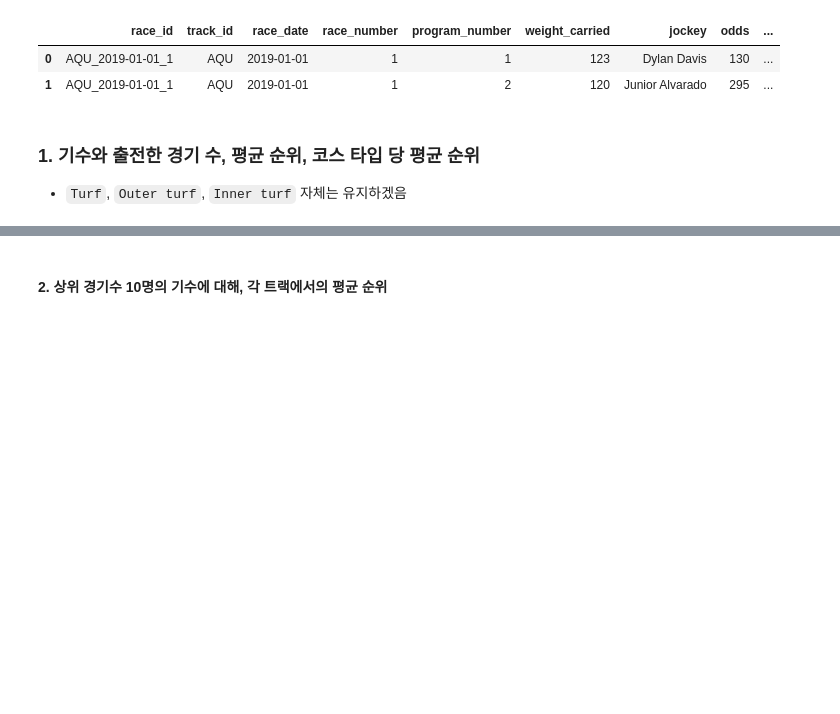
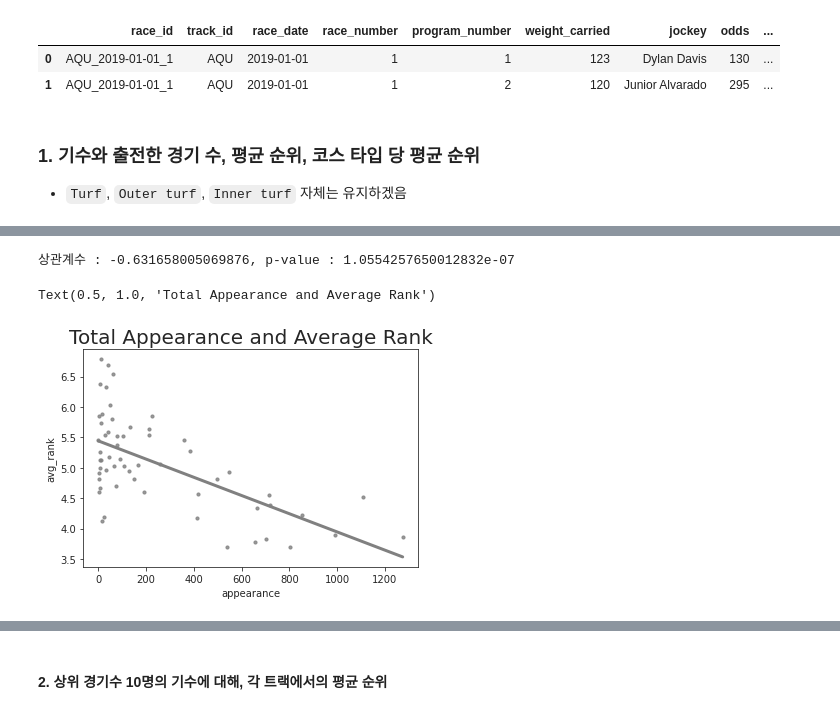
Before and after one commit to dowrave/Data_Analysis_Projects, a Jupyter notebook: 1-2022-derby-eda.ipynb, the cells around one changed output, grey strips where cells are left out. Saved outputs shown, nothing was run; the diff lists cells and outputs as text; code cells hidden in the pictures; blank space fills up the shorter version.

```diff
--- a/1-2022-derby-eda.ipynb
+++ b/1-2022-derby-eda.ipynb
@@ -240,0 +231,5 @@ jockey_df.head(2)
+# %%
+jockey_df['dirt_appearance'].fillna(0, inplace = True)
+jockey_df['turf_appearance'].fillna(0, inplace = True)
+
+jockey_df.info()
@@ -240,0 +253,43 @@ jockey_df.head(2)
+# %%
+# 1. 출전 수와 평균 순위
+jockey_df['appearance'] = jockey_df.groupby('jockey')['race_id'].transform('nunique')
+app_rank = (jockey_df.groupby('appearance')['position_at_finish'].mean()
+                                                                 .to_frame()
+                                                                 .reset_index()
+                                                                 .rename(columns = {'position_at_finish' : 'avg_rank'}))
+
+# 2. Dirt 출전 수와 평균 순위
+dirt_app_rank = (jockey_df[jockey_df['course_type'] == 'D'].groupby('dirt_appearance')['position_at_finish']
+                                                           .mean()
+                                                           .to_frame()
+                                                           .reset_index()
+                                                           .rename(columns = {'position_at_finish' : 'dirt_avg_rank'}))
+
+turf_app_rank = (jockey_df[jockey_df['course_type'].isin(['T', 'I', 'O'])].groupby('turf_appearance')['position_at_finish']
+                                                                           .mean()
+                                                                           .to_frame()
+                                                                           .reset_index()
+                                                                           .rename(columns = {'position_at_finish' : 'turf_avg_rank'}))
+# %%
+def get_regplot(df, col1_name, col2_name):
+    sns.regplot(data = df,
+                x = col1_name,
+                y = col2_name,
+                ci = None,
+                line_kws = {'color' : 'grey',
+                            'lw' : 3},
+                scatter_kws = {'s' : 10,
+                              'color' : 'grey'})
+
+def get_pearsonr(col1, col2):
+    corrcoef, p_value = stats.pearsonr(x = col1,
+                                       y = col2)
+    print(f"상관계수 : {corrcoef}, p-value : {p_value}")
+
+get_regplot(app_rank, 'appearance', 'avg_rank')
+get_pearsonr(app_rank['appearance'], app_rank['avg_rank'])
+plt.title("Total Appearance and Average Rank", fontsize = 20)
+# %% [output]
+상관계수 : -0.631658005069876, p-value : 1.0554257650012832e-07
+Text(0.5, 1.0, 'Total Appearance and Average Rank')
+[figure, added]
```
Also changed, not shown: parts of 10 cells of this notebook.
